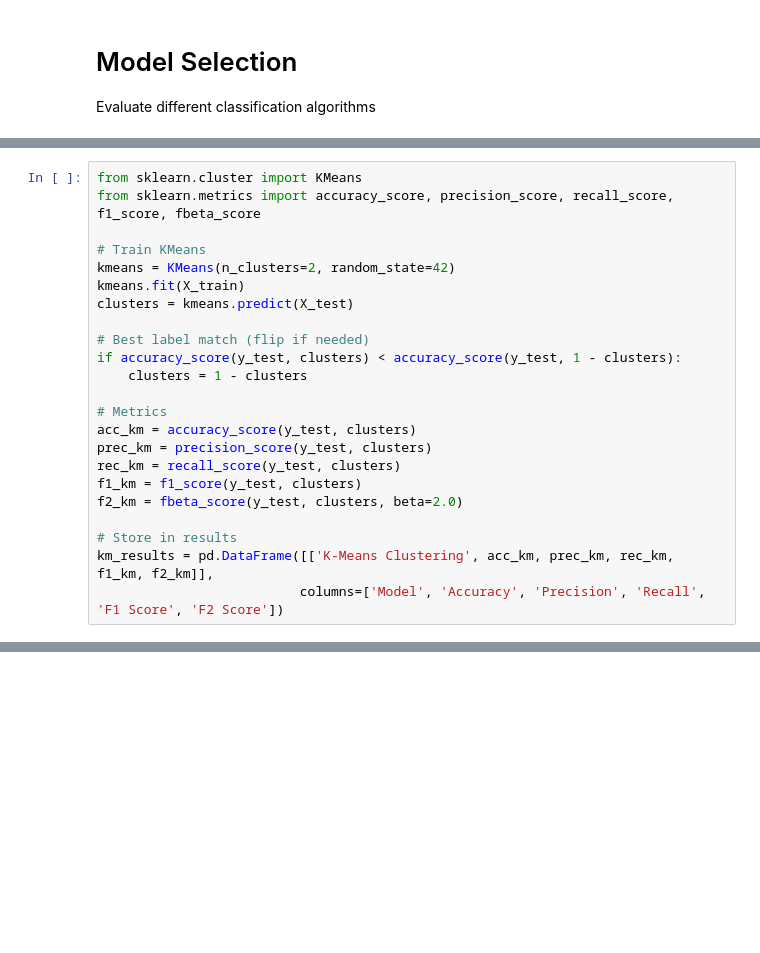
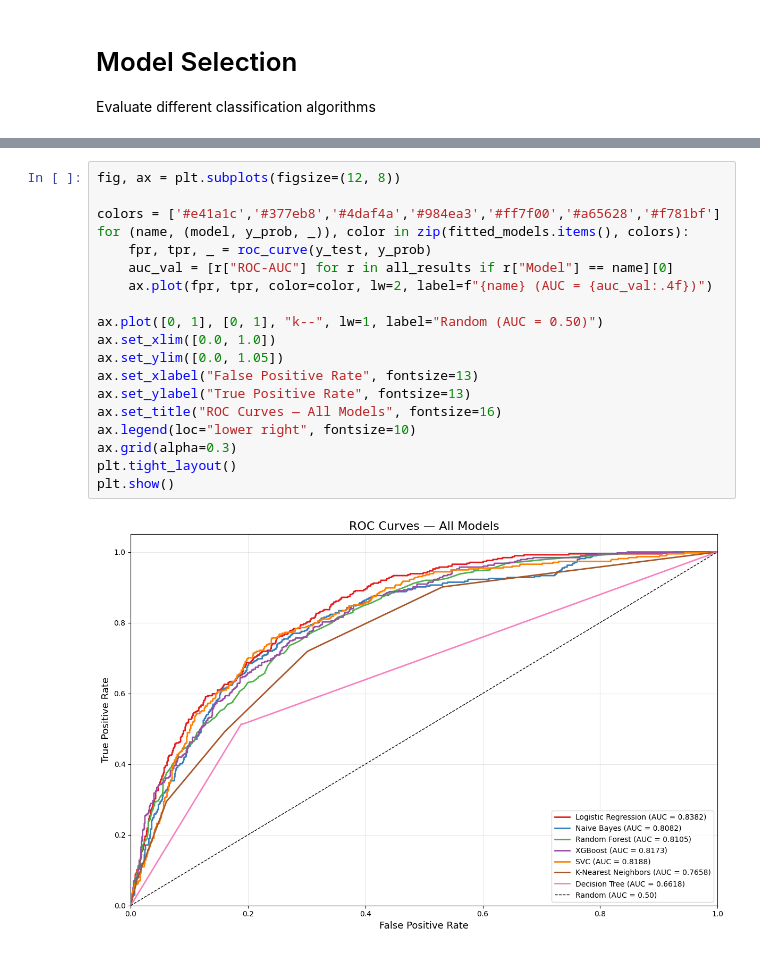
Before and after one commit to pavankalyanperla/Telecom-churn-prediction, a Jupyter notebook: notebooks/Telecom Customer Churn Prediction Final.ipynb, the cells around one changed output, grey strips where cells are left out. Saved outputs shown, nothing was run; the diff lists cells and outputs as text; blank space fills up the shorter version.

Commit message:
Complete modeling pipeline: 5 additional models, ROC-AUC, cross-validation, hyperparameter tuning, remove invalid K-Means classifier

```diff
--- a/notebooks/Telecom Customer Churn Prediction Final.ipynb
+++ b/notebooks/Telecom Customer Churn Prediction Final.ipynb
@@ -853,23 +741,0 @@ nb_results = pd.DataFrame(
-# %%
-from sklearn.cluster import KMeans
-from sklearn.metrics import accuracy_score, precision_score, recall_score, f1_score, fbeta_score
-
-# Train KMeans
-kmeans = KMeans(n_clusters=2, random_state=42)
-kmeans.fit(X_train)
-clusters = kmeans.predict(X_test)
-
-# Best label match (flip if needed)
-if accuracy_score(y_test, clusters) < accuracy_score(y_test, 1 - clusters):
-    clusters = 1 - clusters
-
-# Metrics
-acc_km = accuracy_score(y_test, clusters)
-prec_km = precision_score(y_test, clusters)
-rec_km = recall_score(y_test, clusters)
-f1_km = f1_score(y_test, clusters)
-f2_km = fbeta_score(y_test, clusters, beta=2.0)
-
-# Store in results
-km_results = pd.DataFrame([['K-Means Clustering', acc_km, prec_km, rec_km, f1_km, f2_km]],
-                          columns=['Model', 'Accuracy', 'Precision', 'Recall', 'F1 Score', 'F2 Score'])
@@ -900,0 +860,21 @@ print(final_results)
+# %%
+fig, ax = plt.subplots(figsize=(12, 8))
+
+colors = ['#e41a1c','#377eb8','#4daf4a','#984ea3','#ff7f00','#a65628','#f781bf']
+for (name, (model, y_prob, _)), color in zip(fitted_models.items(), colors):
+    fpr, tpr, _ = roc_curve(y_test, y_prob)
+    auc_val = [r["ROC-AUC"] for r in all_results if r["Model"] == name][0]
+    ax.plot(fpr, tpr, color=color, lw=2, label=f"{name} (AUC = {auc_val:.4f})")
+
+ax.plot([0, 1], [0, 1], "k--", lw=1, label="Random (AUC = 0.50)")
+ax.set_xlim([0.0, 1.0])
+ax.set_ylim([0.0, 1.05])
+ax.set_xlabel("False Positive Rate", fontsize=13)
+ax.set_ylabel("True Positive Rate", fontsize=13)
+ax.set_title("ROC Curves — All Models", fontsize=16)
+ax.legend(loc="lower right", fontsize=10)
+ax.grid(alpha=0.3)
+plt.tight_layout()
+plt.show()
+# %% [output]
+[figure, added]
```
Also changed, not shown: parts of 25 cells of this notebook.
